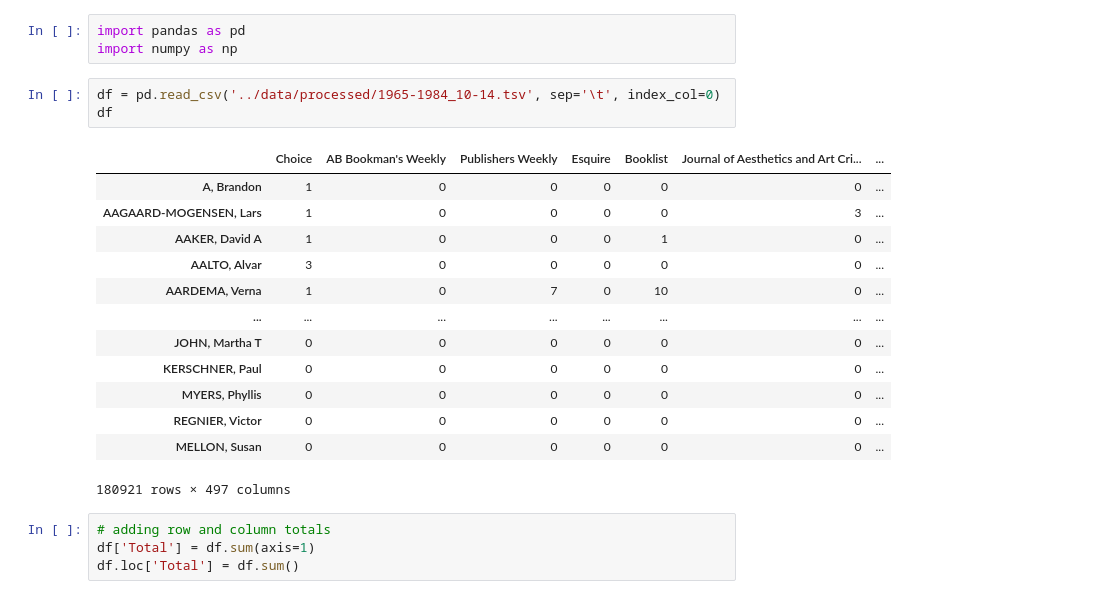
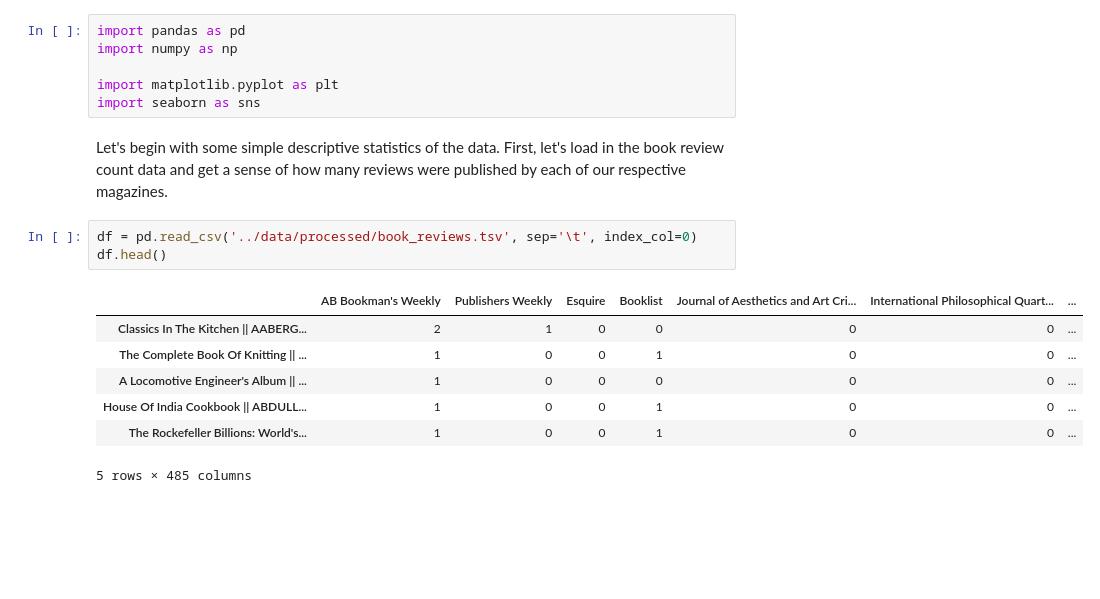
Before and after one commit to jordanpruett/book-review-index, a Jupyter notebook: notebooks/01_eda.ipynb, the cells around one changed output. Drawn from its saved outputs; the diff is of its cells as text; blank space fills up the shorter version.

Commit message:
updating summary statistics in EDA notebook

```diff
--- a/notebooks/01_eda.ipynb
+++ b/notebooks/01_eda.ipynb
@@ -1,24 +1,19 @@
 # %%
 import pandas as pd
 import numpy as np
+
+import matplotlib.pyplot as plt
+import seaborn as sns
+# %% [markdown]
+Let's begin with some simple descriptive statistics of the data. First, let's load in the book review count data and get a sense of how many reviews were published by each of our respective magazines.
 # %%
-df = pd.read_csv('../data/processed/1965-1984_10-14.tsv', sep='\t', index_col=0)
-df
+df = pd.read_csv('../data/processed/book_reviews.tsv', sep='\t', index_col=0)
+df.head()
 # %% [output]
-|  | Choice | AB Bookman's Weekly | Publishers Weekly | Esquire | Booklist | Journal of Aesthetics and Art Cri... | ... |
-| A, Brandon | 1 | 0 | 0 | 0 | 0 | 0 | ... |
-| AAGAARD-MOGENSEN, Lars | 1 | 0 | 0 | 0 | 0 | 3 | ... |
-| AAKER, David A | 1 | 0 | 0 | 0 | 1 | 0 | ... |
-| AALTO, Alvar | 3 | 0 | 0 | 0 | 0 | 0 | ... |
-| AARDEMA, Verna | 1 | 0 | 7 | 0 | 10 | 0 | ... |
-| ... | ... | ... | ... | ... | ... | ... | ... |
-| JOHN, Martha T | 0 | 0 | 0 | 0 | 0 | 0 | ... |
-| KERSCHNER, Paul | 0 | 0 | 0 | 0 | 0 | 0 | ... |
-| MYERS, Phyllis | 0 | 0 | 0 | 0 | 0 | 0 | ... |
-| REGNIER, Victor | 0 | 0 | 0 | 0 | 0 | 0 | ... |
-| MELLON, Susan | 0 | 0 | 0 | 0 | 0 | 0 | ... |
+|  | AB Bookman's Weekly | Publishers Weekly | Esquire | Booklist | Journal of Aesthetics and Art Cri... | International Philosophical Quart... | ... |
+| Classics In The Kitchen || AABERG... | 2 | 1 | 0 | 0 | 0 | 0 | ... |
+| The Complete Book Of Knitting || ... | 1 | 0 | 0 | 1 | 0 | 0 | ... |
+| A Locomotive Engineer's Album || ... | 1 | 0 | 0 | 0 | 0 | 0 | ... |
+| House Of India Cookbook || ABDULL... | 1 | 0 | 0 | 1 | 0 | 0 | ... |
+| The Rockefeller Billions: World's... | 1 | 0 | 0 | 1 | 0 | 0 | ... |
-180921 rows × 497 columns
+5 rows × 485 columns
-# %%
-# adding row and column totals
-df['Total'] = df.sum(axis=1)
-df.loc['Total'] = df.sum()
```
Also changed, not shown: parts of 32 cells of this notebook, 1 other file.
